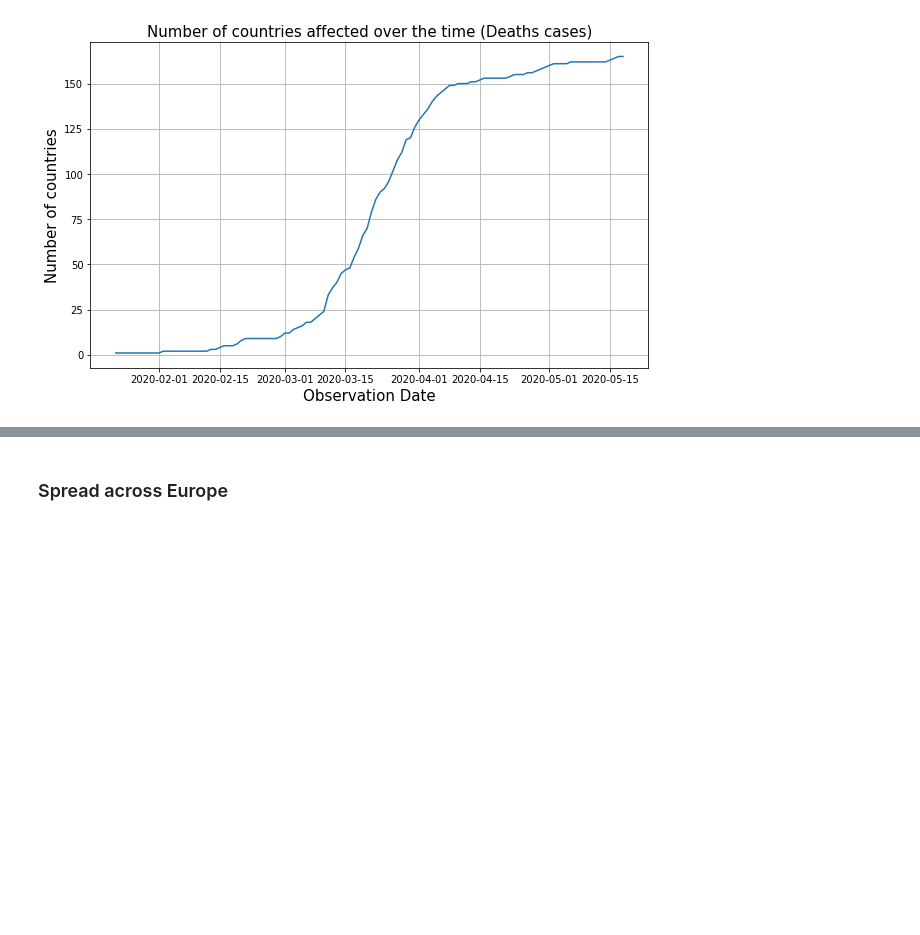
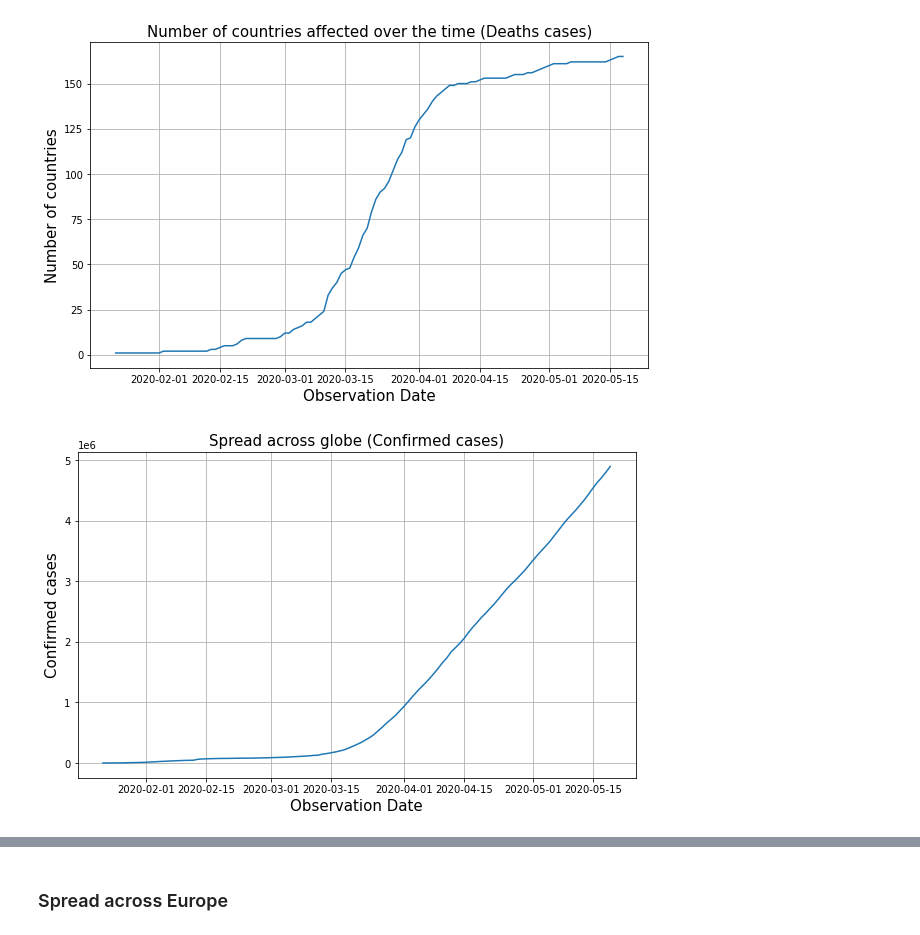
Before and after one commit to ShionFujimori/covid19-analysis, a Jupyter notebook: covid19_analysis.ipynb, the cells around one changed output, grey strips where cells are left out. Drawn from its saved outputs; the diff is of its cells as text; code cells hidden in the pictures; blank space fills up the shorter version.

Commit message:
Update spread across continents analysis

```diff
--- a/covid19_analysis.ipynb
+++ b/covid19_analysis.ipynb
@@ -646,3 +635,17 @@ plt.xlabel("Observation Date", fontsize=15)
 plt.show()
 # %% [output]
 [figure]
+# %%
+# Spread across globe (Confirmed cases)
+global_confirmed = df_confirmed.drop(["Country", "Continent"], axis=1).sum()
+global_confirmed.index = pd.to_datetime(global_confirmed.index)
+
+plt.figure(figsize=(10, 6))
+sns.lineplot(data=global_confirmed)
+plt.grid()
+plt.title("Spread across globe (Confirmed cases)", fontsize=15)
+plt.ylabel("Confirmed cases", fontsize=15)
+plt.xlabel("Observation Date", fontsize=15)
+plt.show()
+# %% [output]
+[figure, added]
```
Also changed, not shown: parts of 13 cells of this notebook.
